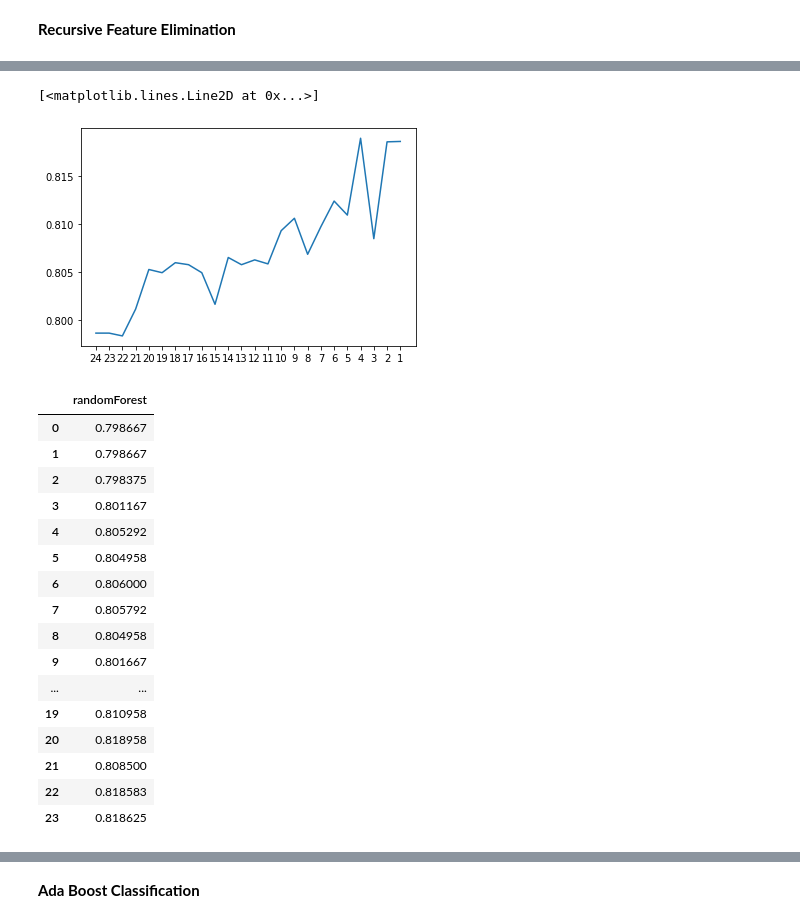
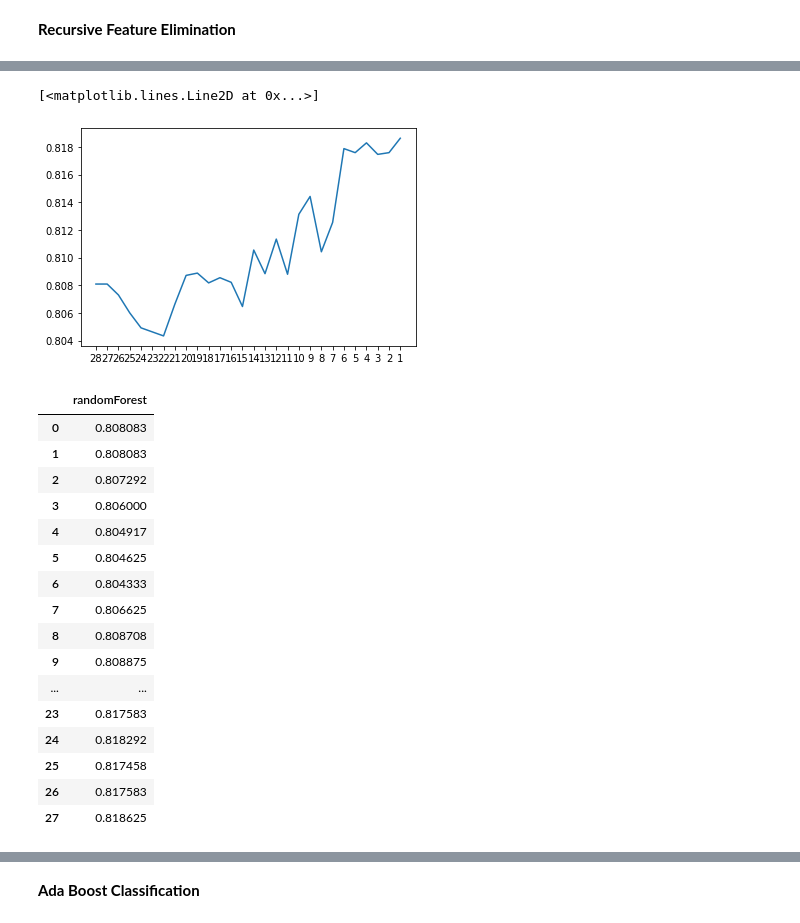
Before and after one commit to Prabha11/pre-datastorm-v1-0, a Jupyter notebook: pre_data_storm_feature_selection.ipynb, the cells around one changed output, grey strips where cells are left out. Drawn from its saved outputs; the diff is of its cells as text; code cells hidden in the pictures.

```diff
--- a/pre_data_storm_feature_selection.ipynb
+++ b/pre_data_storm_feature_selection.ipynb
@@ -14,7 +10,7 @@ import numpy as np
 import pandas as pd
 # %%
 #read train data set
-df = pd.read_csv("drive/My Drive/FYP/dataset/credit_card_default_train.csv", index_col=0)
+df = pd.read_csv("drive/My Drive/FYP/dataset/credit_card_data_pre.csv", index_col=0)
 df.head()
 # %% [output]
 |  | Balance_Limit_V1 | Gender | EDUCATION_STATUS | MARITAL_STATUS | AGE | PAY_JULY | PAY_AUG | PAY_SEP | ... |
@@ -181,5 +175,5 @@ Fitting estimator with 23 features.
 # %%
-selectedFeatures = featureScores.nlargest(24,'Score')
+selectedFeatures = featureScores.nlargest(27,'Score')
 df_24F = df[selectedFeatures['Feature'].values]
 # df_24F['NEXT_MONTH_DEFAULT'] = y
 df_24F.head()
@@ -205,7 +199,7 @@ def returnScoreDataFrameModels(dataFrame):
   lists2 = []
   lists3 = []
 
-  for i in [24, 23, 22, 21, 20, 19, 18, 17, 16 , 15, 14, 13, 12, 11, 10, 9, 8, 7, 6, 5, 4, 3, 2, 1]:
+  for i in [28, 27, 26, 25, 24, 23, 22, 21, 20, 19, 18, 17, 16 , 15, 14, 13, 12, 11, 10, 9, 8, 7, 6, 5, 4, 3, 2, 1]:
 
     # lists1.append(svmLinear(dataFrame.iloc[:,0:(i)], y))
     # lists2.append(svmGaussian(dataFrame.iloc[:,0:(i)], y))
@@ -225,32 +219,32 @@ import matplotlib.pyplot as plt
 # %%
 randomForestScore = returnScoreDataFrameModels(df_24F)
 
-pcaScore = ["24", "23", "22", "21", "20", "19", "18", "17", "16" , "15", "14", "13", "12", "11", "10", "9", "8", "7", "6", "5", "4", "3", "2", "1"]
+pcaScore = ["28", "27", "26", "25", "24", "23", "22", "21", "20", "19", "18", "17", "16" , "15", "14", "13", "12", "11", "10", "9", "8", "7", "6", "5", "4", "3", "2", "1"]
 
 plt.plot(pcaScore, randomForestScore["randomForest"], label='linear')
 # %% [output]
 [<matplotlib.lines.Line2D at 0x...>]
-[figure, old version]
+[figure, new version]
 # %%
 randomForestScore
 # %% [output]
 |  | randomForest |
-| 0 | 0.798667 |
-| 1 | 0.798667 |
-| 2 | 0.798375 |
-| 3 | 0.801167 |
-| 4 | 0.805292 |
-| 5 | 0.804958 |
-| 6 | 0.806000 |
-| 7 | 0.805792 |
-| 8 | 0.804958 |
-| 9 | 0.801667 |
+| 0 | 0.808083 |
+| 1 | 0.808083 |
+| 2 | 0.807292 |
+| 3 | 0.806000 |
+| 4 | 0.804917 |
+| 5 | 0.804625 |
+| 6 | 0.804333 |
+| 7 | 0.806625 |
+| 8 | 0.808708 |
+| 9 | 0.808875 |
 | ... | ... |
-| 19 | 0.810958 |
-| 20 | 0.818958 |
-| 21 | 0.808500 |
-| 22 | 0.818583 |
-| 23 | 0.818625 |
+| 23 | 0.817583 |
+| 24 | 0.818292 |
+| 25 | 0.817458 |
+| 26 | 0.817583 |
+| 27 | 0.818625 |
 # %%
 from sklearn.feature_selection import SelectKBest
 from sklearn.feature_selection import chi2
```
Also changed, not shown: parts of 21 cells of this notebook.
